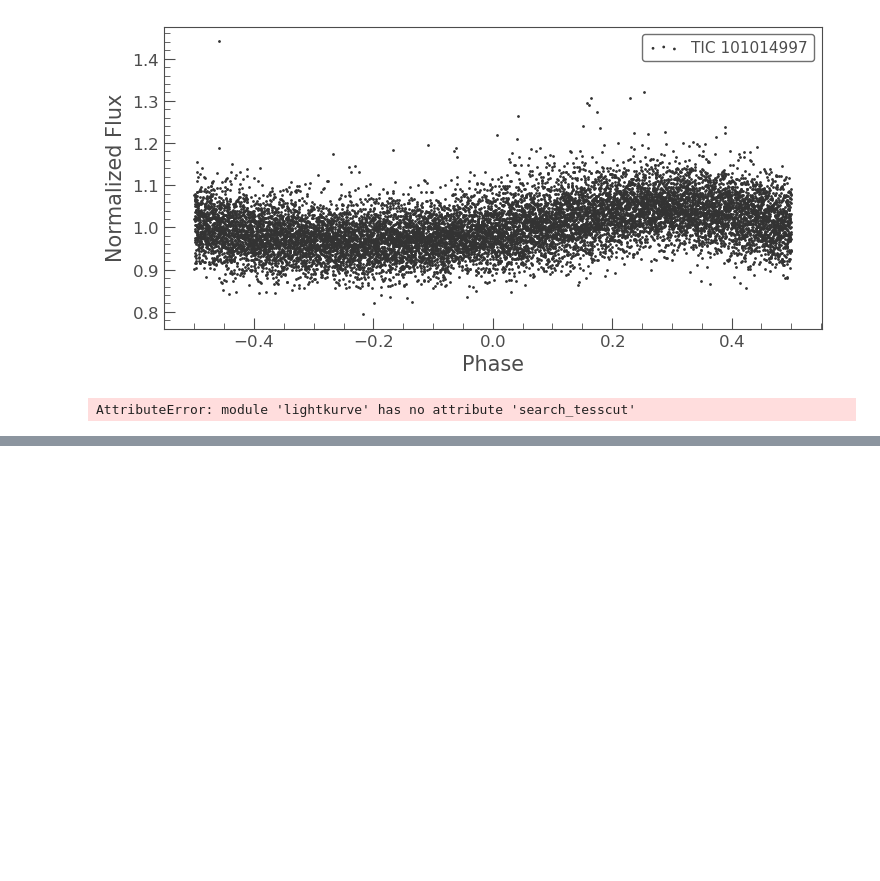
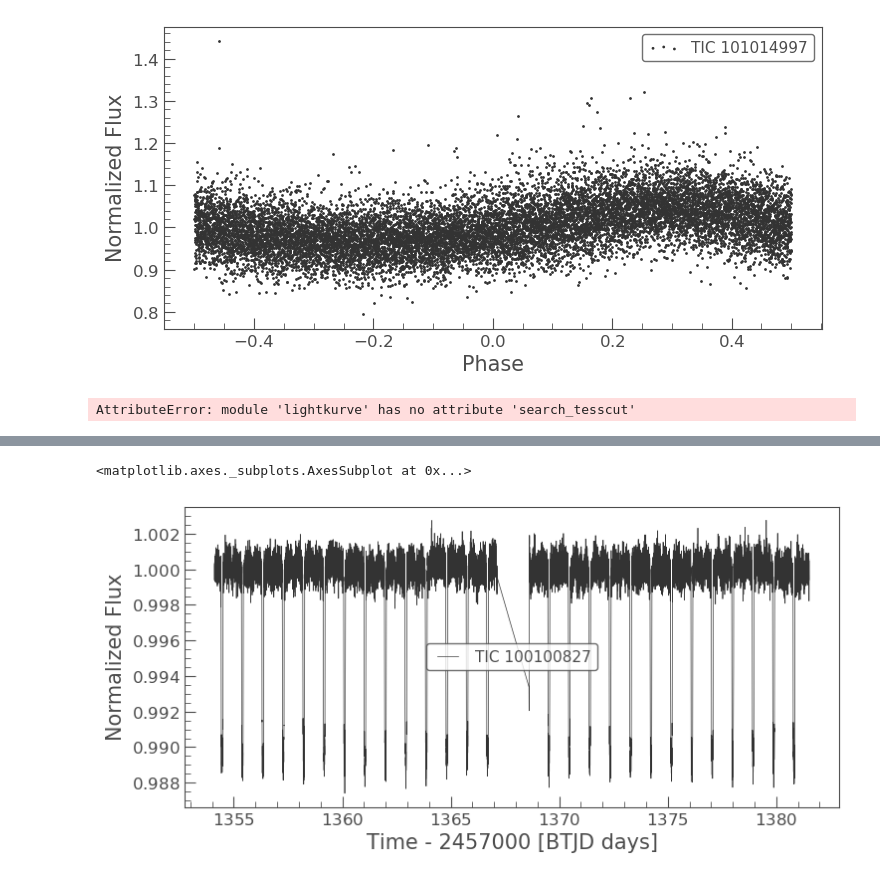
Before and after one commit to mustaric/susanTutorials, a Jupyter notebook: Delaware2019/Lightkurve TESS.ipynb, the cells around one changed output, grey strips where cells are left out. Cells and saved outputs as stored; diff of their text form; code cells hidden in the pictures; blank space fills up the shorter version.

```diff
--- a/Delaware2019/Lightkurve TESS.ipynb
+++ b/Delaware2019/Lightkurve TESS.ipynb
@@ -58,0 +68,8 @@ AttributeError: module 'lightkurve' has no attribute 'search_tesscut'
+# %%
+lcf = lk.search_lightcurvefile("WASP-18",sector=2).download()
+# %%
+lc = lcf.PDCSAP_FLUX
+lc.plot()
+# %% [output]
+<matplotlib.axes._subplots.AxesSubplot at 0x...>
+[figure, added]
```
Also changed, not shown: parts of 9 cells of this notebook, 1 other file.
